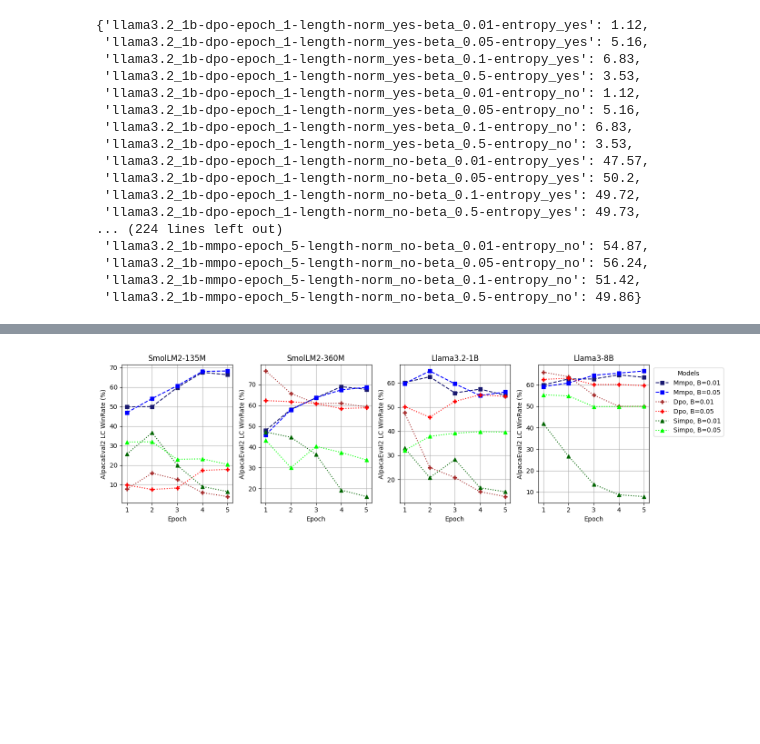
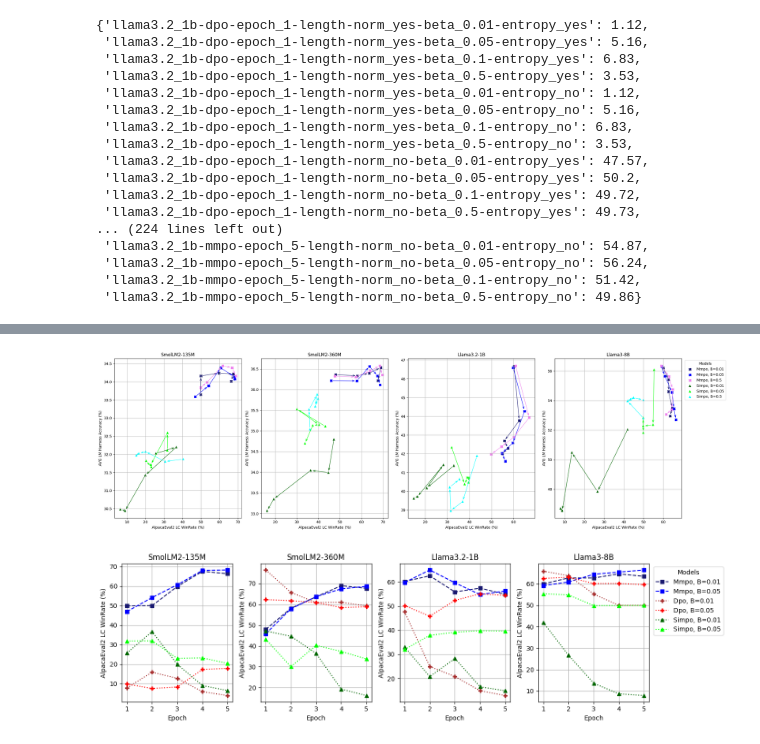
Before and after one commit to SaeedNajafi/alignment-handbook, a Jupyter notebook: lm-harness.ipynb, the cells around one changed output, grey strips where cells are left out. Drawn from its saved outputs; the diff is of its cells as text; code cells hidden in the pictures; blank space fills up the shorter version.

```diff
--- a/lm-harness.ipynb
+++ b/lm-harness.ipynb
@@ -731,3 +1207,7 @@ model_alpacaeval_winrates_llama38b
+# %%
+mmpo_simpo_bubble_plot_diagram()
+# %% [output]
+[figure, added]
 # %%
 def model_vars(model_str):
     if "dpo" in model_str:
```
Also changed, not shown: parts of 5 cells of this notebook, 2 other files.
